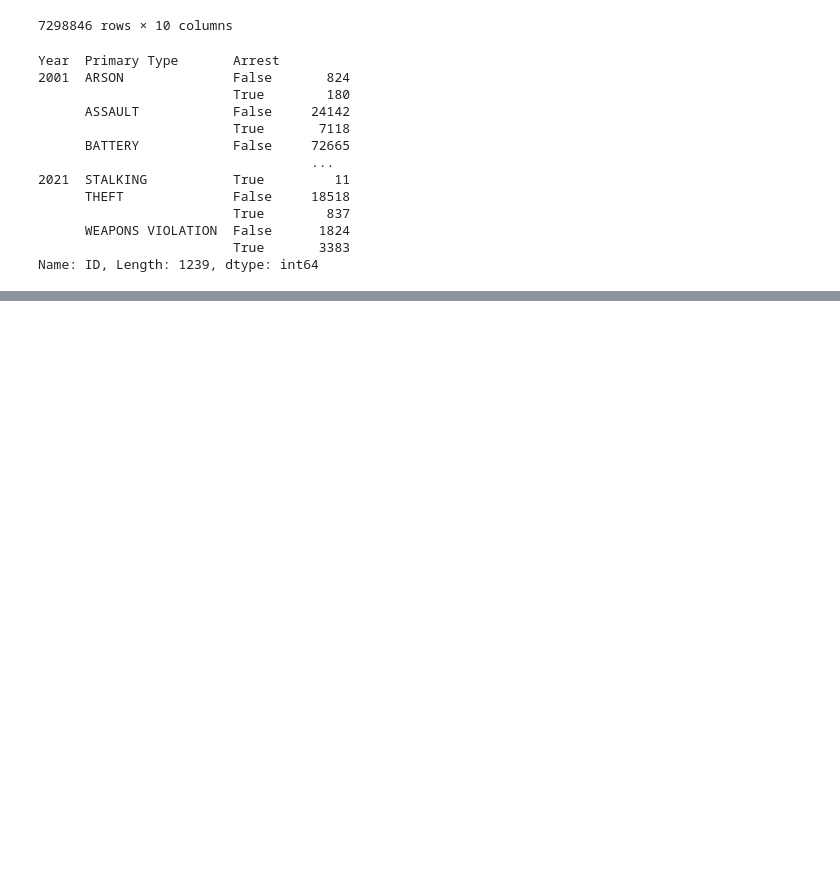
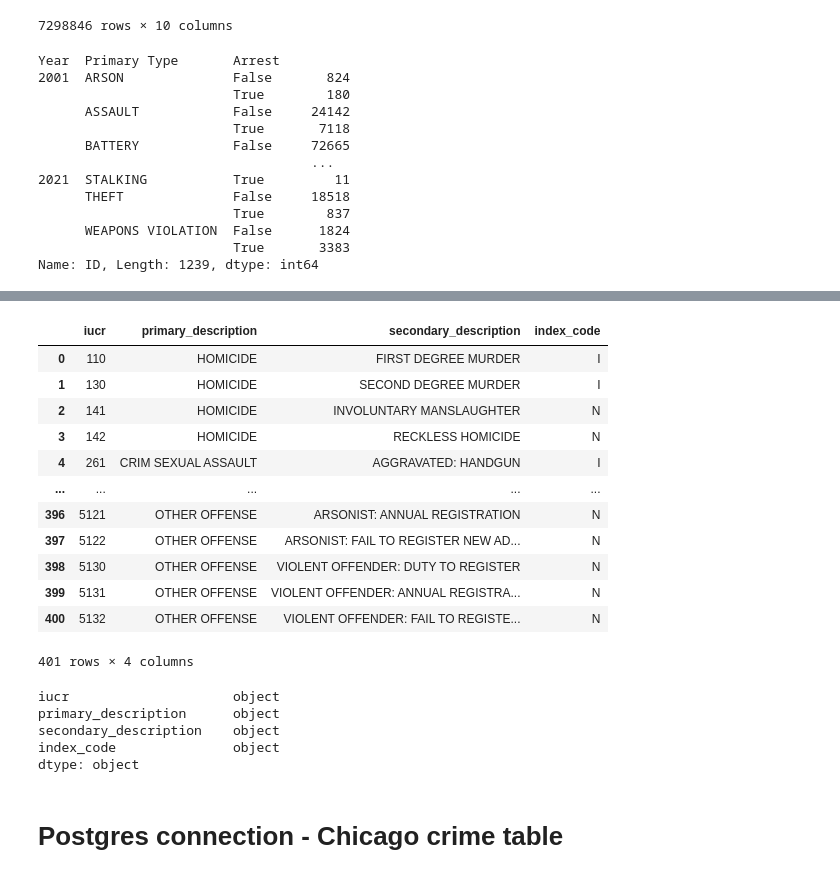
Before and after one commit to Karla-Flores/Chicago-Crime-Visualizing-Data, a Jupyter notebook: Proyect_03.ipynb, the cells around one changed output, grey strips where cells are left out. Saved outputs shown, nothing was run; the diff lists cells and outputs as text; code cells hidden in the pictures; blank space fills up the shorter version.

```diff
--- a/Proyect_03.ipynb
+++ b/Proyect_03.ipynb
@@ -222,3 +228,33 @@ dtype: object
+# %%
+# IUCR json
+url = 'https://data.cityofchicago.org/resource/c7ck-438e.json'
+df_IUCR = pd.read_json(url)
+df_IUCR
+# %% [output]
+|  | iucr | primary_description | secondary_description | index_code |
+| 0 | 110 | HOMICIDE | FIRST DEGREE MURDER | I |
+| 1 | 130 | HOMICIDE | SECOND DEGREE MURDER | I |
+| 2 | 141 | HOMICIDE | INVOLUNTARY MANSLAUGHTER | N |
+| 3 | 142 | HOMICIDE | RECKLESS HOMICIDE | N |
+| 4 | 261 | CRIM SEXUAL ASSAULT | AGGRAVATED: HANDGUN | I |
+| ... | ... | ... | ... | ... |
+| 396 | 5121 | OTHER OFFENSE | ARSONIST: ANNUAL REGISTRATION | N |
+| 397 | 5122 | OTHER OFFENSE | ARSONIST: FAIL TO REGISTER NEW AD... | N |
+| 398 | 5130 | OTHER OFFENSE | VIOLENT OFFENDER: DUTY TO REGISTER | N |
+| 399 | 5131 | OTHER OFFENSE | VIOLENT OFFENDER: ANNUAL REGISTRA... | N |
+| 400 | 5132 | OTHER OFFENSE | VIOLENT OFFENDER: FAIL TO REGISTE... | N |
+401 rows × 4 columns
+# %%
+# Table types
+print (df_IUCR.dtypes)
+# %% [output]
+iucr                     object
+primary_description      object
+secondary_description    object
+index_code               object
+dtype: object
+# %% [markdown]
+# Postgres connection - Chicago crime table
 # %%
 rds_connection_string = "postgres:123@localhost:5432/Project_03"
 engine = create_engine(f'postgresql://{rds_connection_string}')
```
Also changed, not shown: parts of 9 cells of this notebook.
